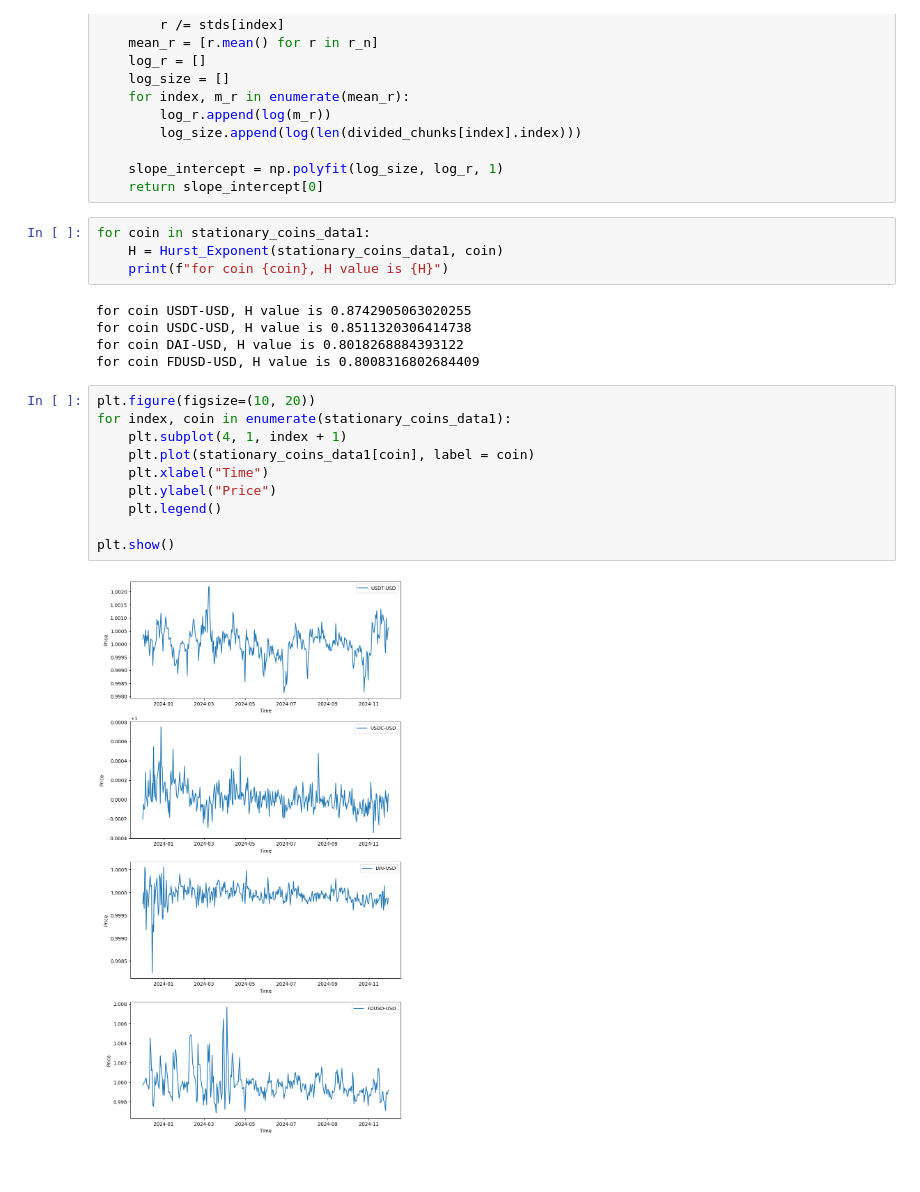
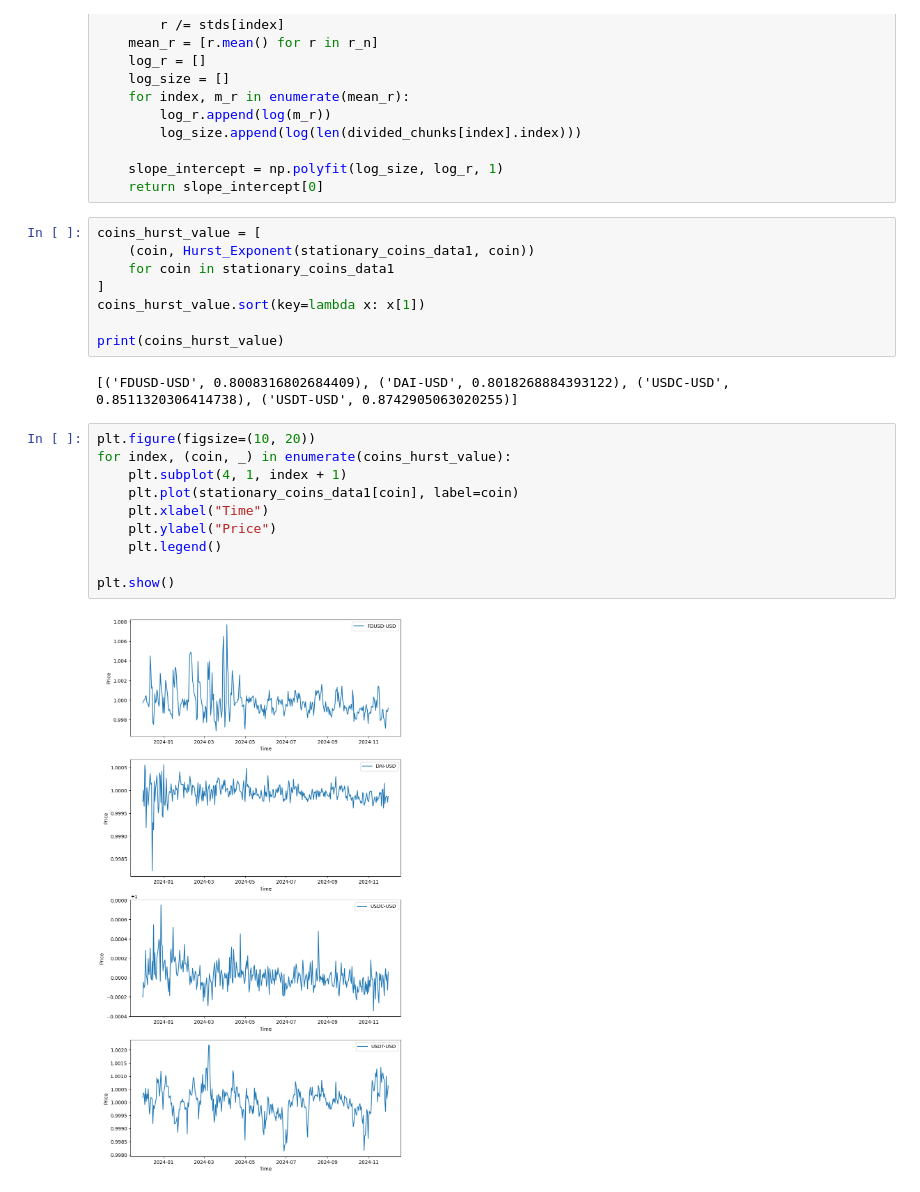
Before and after one commit to K-T-P/Trading-Algorithms-Course, a Jupyter notebook: HW5/HW5.ipynb, the cells around one changed output. Saved outputs shown, nothing was run; the diff lists cells and outputs as text; blank space fills up the shorter version.

```diff
--- a/HW5/HW5.ipynb
+++ b/HW5/HW5.ipynb
@@ -105,24 +109,25 @@ def Hurst_Exponent(series: pd.DataFrame, column):
 
     slope_intercept = np.polyfit(log_size, log_r, 1)
     return slope_intercept[0]
-# %%
-for coin in stationary_coins_data1:
-    H = Hurst_Exponent(stationary_coins_data1, coin)
-    print(f"for coin {coin}, H value is {H}")
-# %% [output]
-for coin USDT-USD, H value is 0.8742905063020255
-for coin USDC-USD, H value is 0.8511320306414738
-for coin DAI-USD, H value is 0.8018268884393122
-for coin FDUSD-USD, H value is 0.8008316802684409
+# %%
+coins_hurst_value = [
+    (coin, Hurst_Exponent(stationary_coins_data1, coin))
+    for coin in stationary_coins_data1
+]
+coins_hurst_value.sort(key=lambda x: x[1])
+
+print(coins_hurst_value)
+# %% [output]
+[('FDUSD-USD', 0.8008316802684409), ('DAI-USD', 0.8018268884393122), ('USDC-USD', 0.8511320306414738), ('USDT-USD', 0.8742905063020255)]
 # %%
 plt.figure(figsize=(10, 20))
-for index, coin in enumerate(stationary_coins_data1):
+for index, (coin, _) in enumerate(coins_hurst_value):
     plt.subplot(4, 1, index + 1)
-    plt.plot(stationary_coins_data1[coin], label = coin)
+    plt.plot(stationary_coins_data1[coin], label=coin)
     plt.xlabel("Time")
     plt.ylabel("Price")
     plt.legend()
 
 plt.show()
 # %% [output]
-[figure, old version]
+[figure, new version]
```
Also changed, not shown: parts of 3 cells of this notebook.
